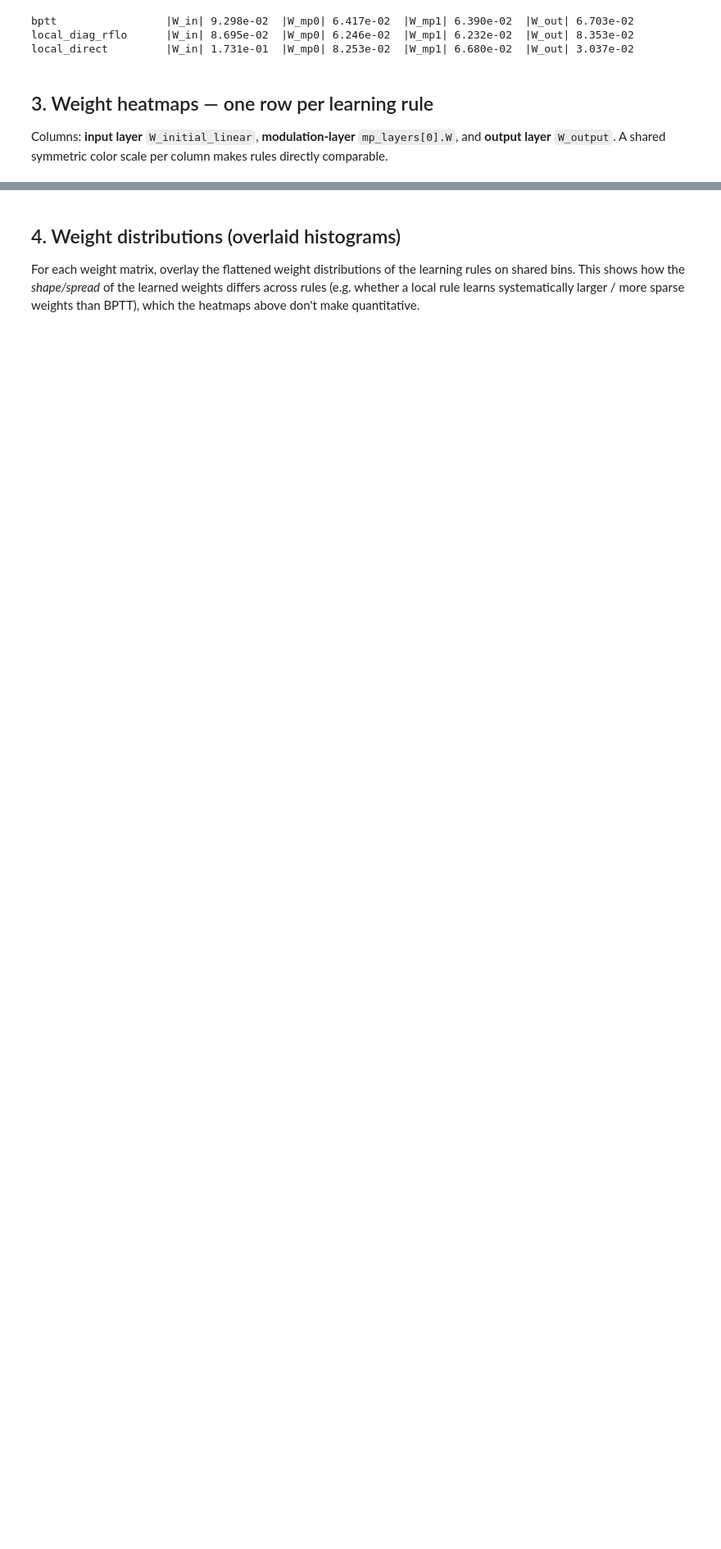
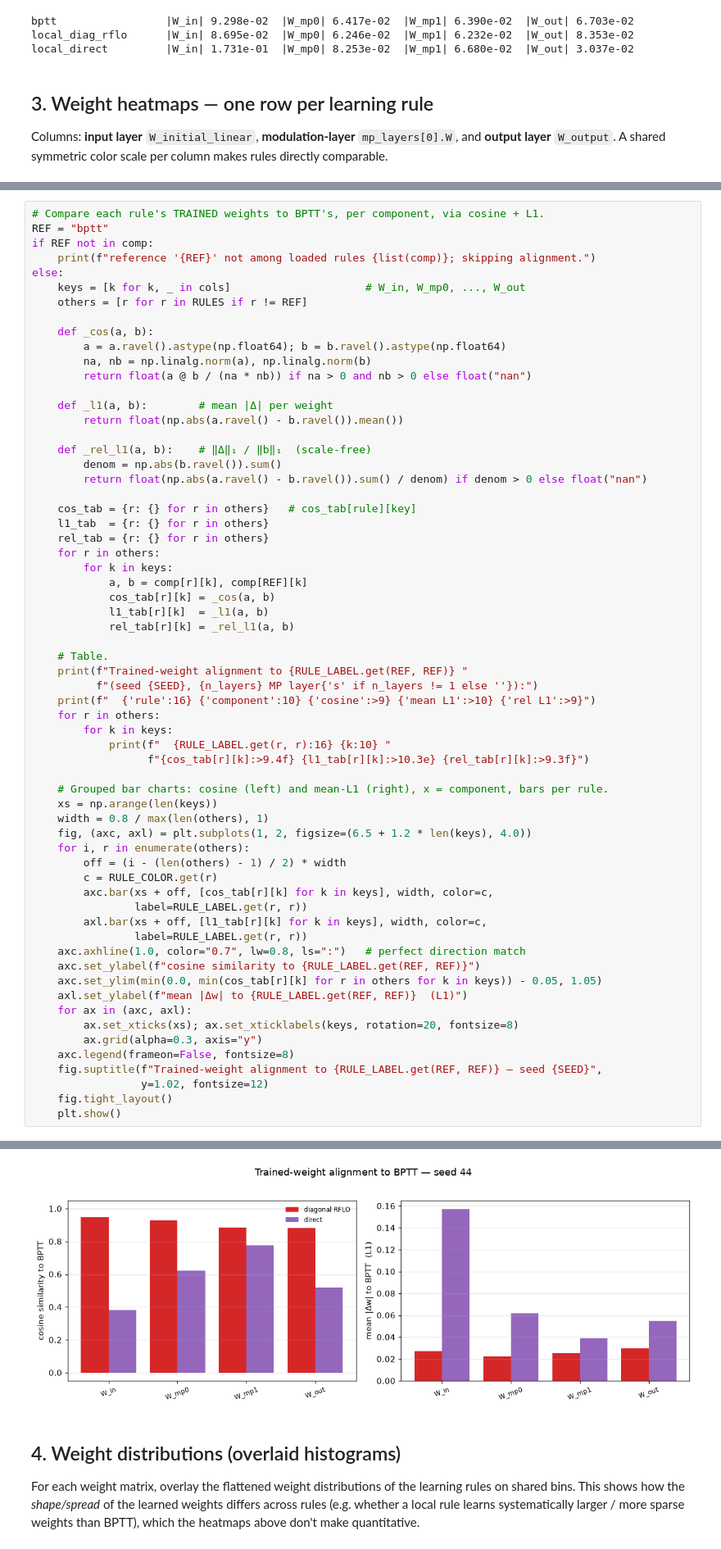
Before and after one commit to StevenZhang0116/mpn_local_learning, a Jupyter notebook: notebooks/visualize_trained_networks.ipynb, the cells around one changed output, grey strips where cells are left out. Shown at 82% size. Drawn from its saved outputs; the diff is of its cells as text; blank space fills up the shorter version.

```diff
--- a/notebooks/visualize_trained_networks.ipynb
+++ b/notebooks/visualize_trained_networks.ipynb
@@ -132,0 +145,64 @@ plt.show()
+# %%
+# Compare each rule's TRAINED weights to BPTT's, per component, via cosine + L1.
+REF = "bptt"
+if REF not in comp:
+    print(f"reference '{REF}' not among loaded rules {list(comp)}; skipping alignment.")
+else:
+    keys = [k for k, _ in cols]                     # W_in, W_mp0, ..., W_out
+    others = [r for r in RULES if r != REF]
+
+    def _cos(a, b):
+        a = a.ravel().astype(np.float64); b = b.ravel().astype(np.float64)
+        na, nb = np.linalg.norm(a), np.linalg.norm(b)
+        return float(a @ b / (na * nb)) if na > 0 and nb > 0 else float("nan")
+
+    def _l1(a, b):        # mean |Δ| per weight
+        return float(np.abs(a.ravel() - b.ravel()).mean())
+
+    def _rel_l1(a, b):    # ‖Δ‖₁ / ‖b‖₁  (scale-free)
+        denom = np.abs(b.ravel()).sum()
+        return float(np.abs(a.ravel() - b.ravel()).sum() / denom) if denom > 0 else float("nan")
+
+    cos_tab = {r: {} for r in others}   # cos_tab[rule][key]
+    l1_tab  = {r: {} for r in others}
+    rel_tab = {r: {} for r in others}
+    for r in others:
+        for k in keys:
+            a, b = comp[r][k], comp[REF][k]
+            cos_tab[r][k] = _cos(a, b)
+            l1_tab[r][k]  = _l1(a, b)
+            rel_tab[r][k] = _rel_l1(a, b)
+
+    # Table.
+    print(f"Trained-weight alignment to {RULE_LABEL.get(REF, REF)} "
+          f"(seed {SEED}, {n_layers} MP layer{'s' if n_layers != 1 else ''}):")
+    print(f"  {'rule':16} {'component':10} {'cosine':>9} {'mean L1':>10} {'rel L1':>9}")
+    for r in others:
+        for k in keys:
+            print(f"  {RULE_LABEL.get(r, r):16} {k:10} "
+                  f"{cos_tab[r][k]:>9.4f} {l1_tab[r][k]:>10.3e} {rel_tab[r][k]:>9.3f}")
+
+    # Grouped bar charts: cosine (left) and mean-L1 (right), x = component, bars per rule.
+    xs = np.arange(len(keys))
+    width = 0.8 / max(len(others), 1)
+    fig, (axc, axl) = plt.subplots(1, 2, figsize=(6.5 + 1.2 * len(keys), 4.0))
+    for i, r in enumerate(others):
+        off = (i - (len(others) - 1) / 2) * width
+        c = RULE_COLOR.get(r)
+        axc.bar(xs + off, [cos_tab[r][k] for k in keys], width, color=c,
+                label=RULE_LABEL.get(r, r))
+        axl.bar(xs + off, [l1_tab[r][k] for k in keys], width, color=c,
+                label=RULE_LABEL.get(r, r))
+    axc.axhline(1.0, color="0.7", lw=0.8, ls=":")   # perfect direction match
+    axc.set_ylabel(f"cosine similarity to {RULE_LABEL.get(REF, REF)}")
+    axc.set_ylim(min(0.0, min(cos_tab[r][k] for r in others for k in keys)) - 0.05, 1.05)
+    axl.set_ylabel(f"mean |Δw| to {RULE_LABEL.get(REF, REF)}  (L1)")
+    for ax in (axc, axl):
+        ax.set_xticks(xs); ax.set_xticklabels(keys, rotation=20, fontsize=8)
+        ax.grid(alpha=0.3, axis="y")
+    axc.legend(frameon=False, fontsize=8)
+    fig.suptitle(f"Trained-weight alignment to {RULE_LABEL.get(REF, REF)} — seed {SEED}",
+                 y=1.02, fontsize=12)
+    fig.tight_layout()
+    plt.show()
+# %% [output]
@@ -133,3 +219,4 @@ plt.show()
+[figure, added]
 # %% [markdown]
 ## 4. Weight distributions (overlaid histograms)
 
```
Also changed, not shown: parts of 4 cells of this notebook, 2 other files.
